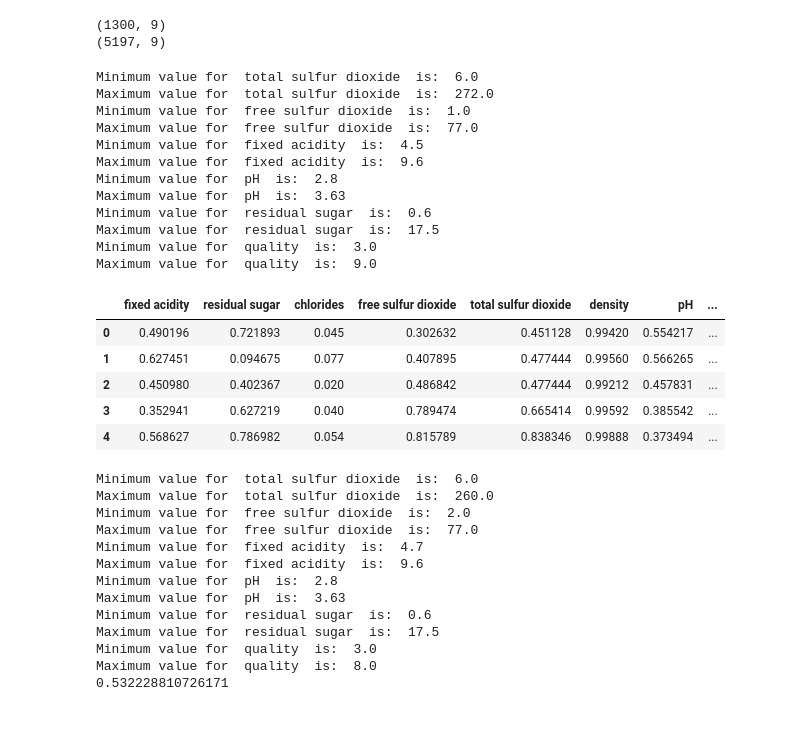
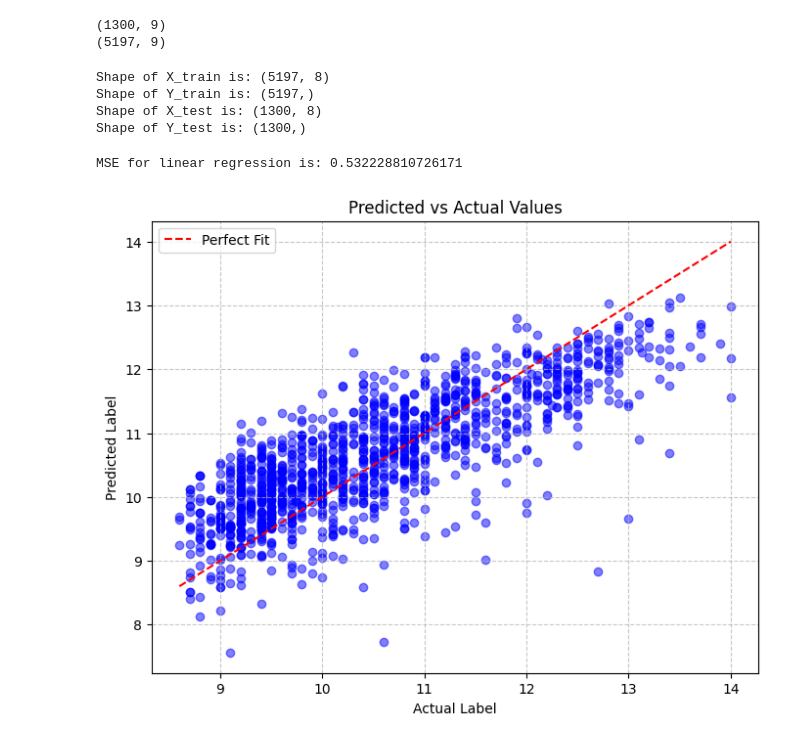
Before and after one commit to Ganesh-Kdt/Classification-and-Regression-Model-From-Scratch, a Jupyter notebook: ganeshdi_sushreen_assignment1_part3.ipynb, the cells around one changed output. Drawn from its saved outputs; the diff is of its cells as text; code cells hidden in the pictures.

```diff
--- a/ganeshdi_sushreen_assignment1_part3.ipynb
+++ b/ganeshdi_sushreen_assignment1_part3.ipynb
@@ -189,56 +189,48 @@ for column in columns:
     normalize(train_data,column)
 X_train_LR = train_data.iloc[:,:-1]
 Y_train_LR = train_data.iloc[:,-1]
-X_train_LR.head()
+print('Shape of X_train is:',X_train_LR.shape)
+print('Shape of Y_train is:',Y_train_LR.shape)
+
+for column in columns:
+    normalize(test_data,column)
+
+X_test_LR = test_data.iloc[:,:-1]
+Y_test_LR = test_data.iloc[:,-1]
+
+print('Shape of X_test is:',X_test_LR.shape)
+print('Shape of Y_test is:',Y_test_LR.shape)
 # %% [output]
-Minimum value for  total sulfur dioxide  is:  6.0
-Maximum value for  total sulfur dioxide  is:  272.0
-Minimum value for  free sulfur dioxide  is:  1.0
-Maximum value for  free sulfur dioxide  is:  77.0
-Minimum value for  fixed acidity  is:  4.5
-Maximum value for  fixed acidity  is:  9.6
-Minimum value for  pH  is:  2.8
-Maximum value for  pH  is:  3.63
-Minimum value for  residual sugar  is:  0.6
-Maximum value for  residual sugar  is:  17.5
-Minimum value for  quality  is:  3.0
-Maximum value for  quality  is:  9.0
+Shape of X_train is: (5197, 8)
+Shape of Y_train is: (5197,)
+Shape of X_test is: (1300, 8)
+Shape of Y_test is: (1300,)
-|  | fixed acidity | residual sugar | chlorides | free sulfur dioxide | total sulfur dioxide | density | pH | ... |
-| 0 | 0.490196 | 0.721893 | 0.045 | 0.302632 | 0.451128 | 0.99420 | 0.554217 | ... |
-| 1 | 0.627451 | 0.094675 | 0.077 | 0.407895 | 0.477444 | 0.99560 | 0.566265 | ... |
-| 2 | 0.450980 | 0.402367 | 0.020 | 0.486842 | 0.477444 | 0.99212 | 0.457831 | ... |
-| 3 | 0.352941 | 0.627219 | 0.040 | 0.789474 | 0.665414 | 0.99592 | 0.385542 | ... |
-| 4 | 0.568627 | 0.786982 | 0.054 | 0.815789 | 0.838346 | 0.99888 | 0.373494 | ... |
 # %%
 lr = customLinearRegression()
 
 lr.fit(X_train_LR,Y_train_LR)
 
-columns=['total sulfur dioxide','free sulfur dioxide','fixed acidity','pH','residual sugar','quality']
-for column in columns:
-    normalize(test_data,column)
-
-X_test_LR = test_data.iloc[:,:-1]
-Y_test_LR = test_data.iloc[:,-1]
-
 Y_pred_LR=lr.predict(X_test_LR)
 
 mse = customMES(Y_test_LR, Y_pred_LR)
-print(mse)
+print("MSE for linear regression is:",mse)
 # %% [output]
-Minimum value for  total sulfur dioxide  is:  6.0
-Maximum value for  total sulfur dioxide  is:  260.0
-Minimum value for  free sulfur dioxide  is:  2.0
-Maximum value for  free sulfur dioxide  is:  77.0
-Minimum value for  fixed acidity  is:  4.7
-Maximum value for  fixed acidity  is:  9.6
-Minimum value for  pH  is:  2.8
-Maximum value for  pH  is:  3.63
-Minimum value for  residual sugar  is:  0.6
-Maximum value for  residual sugar  is:  17.5
-Minimum value for  quality  is:  3.0
-Maximum value for  quality  is:  8.0
-0.532228810726171
+MSE for linear regression is: 0.532228810726171
+# %%
+#Linear Regression predicted vs actual values
+plt.figure(figsize=(8, 6))
+plt.scatter(Y_test_LR, Y_pred_LR, color='blue', alpha=0.5)
+plt.plot([min(Y_test_LR), max(Y_test_LR)], [min(Y_test_LR), max(Y_test_LR)], color='red', linestyle='--', label='Perfect Fit')
+plt.grid(True, linestyle='--', alpha=0.7)
+plt.title('Predicted vs Actual Values')
+plt.xlabel('Actual Label')
+plt.ylabel('Predicted Label')
+plt.legend()
+
+# Show the plot
+plt.show()
+# %% [output]
+[figure, added]
 # %%
 X_train_RR = train_data.iloc[:,:-1]
 Y_train_RR = train_data.iloc[:,-1]
```
Also changed, not shown: parts of 8 cells of this notebook.
